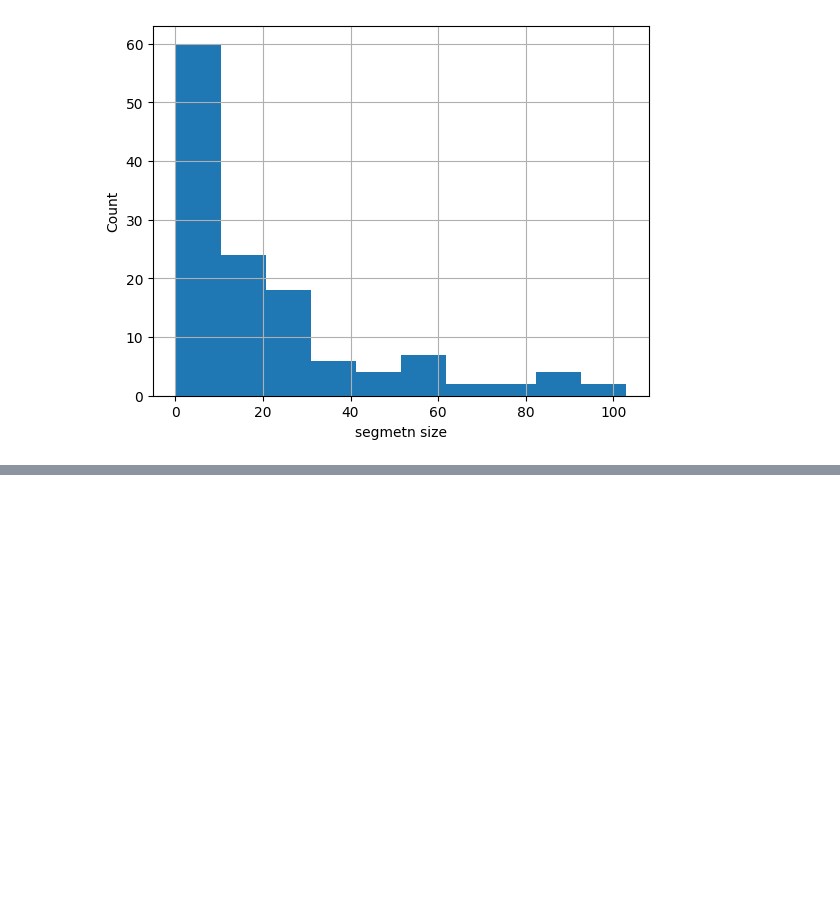
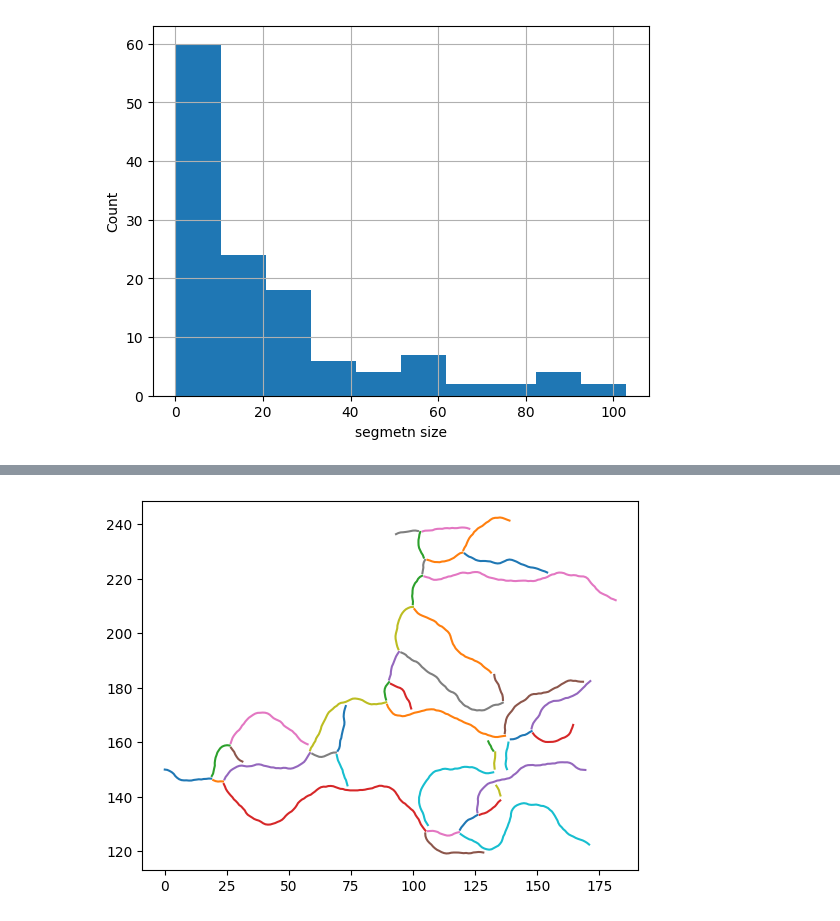
Before and after one commit to alifele/ProjectReport, a Jupyter notebook: Simulations (Shared Folder)/NeuronBranching_CanUcarPaper/NeuronBranchingExperiments.ipynb, the cells around one changed output, grey strips where cells are left out. Drawn from its saved outputs; the diff is of its cells as text; code cells hidden in the pictures; blank space fills up the shorter version.

```diff
--- a/Simulations (Shared Folder)/NeuronBranching_CanUcarPaper/NeuronBranchingExperiments.ipynb
+++ b/Simulations (Shared Folder)/NeuronBranching_CanUcarPaper/NeuronBranchingExperiments.ipynb
@@ -353,0 +375,37 @@ Text(0, 0.5, 'Count')
+# %%
+_, network, angleList = getNetwork(30,False)
+# %%
+sproutDict = dict()  ## contains the [x,y] position of each branch. The key is branchID
+angleDict = dict()  ## contains the angle of each point of each branch. The key is branchID
+R = 0 ## The extension length
+L_cut = 4 ## the sprouts shorter than this length will be removed
+for i in range(1,int(network[-1,-1])):
+    coords = network[network[:,-1]==i]
+    angles = angleList[angleList[:,1]==i]
+    if angles.shape[0] > L_cut:
+        # extension
+        tipAngle = np.deg2rad(angles[-1,0])
+        dx = R * np.cos(tipAngle)
+        dy = R * np.sin(tipAngle)
+        newPos = coords[-1,:] + np.array([dx,dy,0,0])
+        coords = np.vstack([coords,newPos]) ## These two numbers (-1) will not be recorded in the final dictionary
+
+        sproutDict[i] = coords[:,:2]
+        angleDict[i] = np.deg2rad(angles[:,0])
+
+
+# ## extending each branch end according to the end angle
+# R = 1
+# for ID in sproutDict.keys():
+#     sproutPosList = sproutDict[ID]
+#     angleList = angleDict[ID]
+#     dx = R * np.cos(angleList[-1])
+#     dy = R * np.sin(angleList[-1])
+#     newPos = sproutPosList[-1,:] + np.array([dx,dy])
+#     sproutDict[ID] = np.vstack([sproutPosList, newPos])
+# %%
+for branchID in sproutDict.keys():
+    coord = sproutDict[branchID]
+    plt.plot(coord[:,0],coord[:,1])
+# %% [output]
+[figure, added]
```
Also changed, not shown: parts of 28 cells of this notebook, 51 other files.
